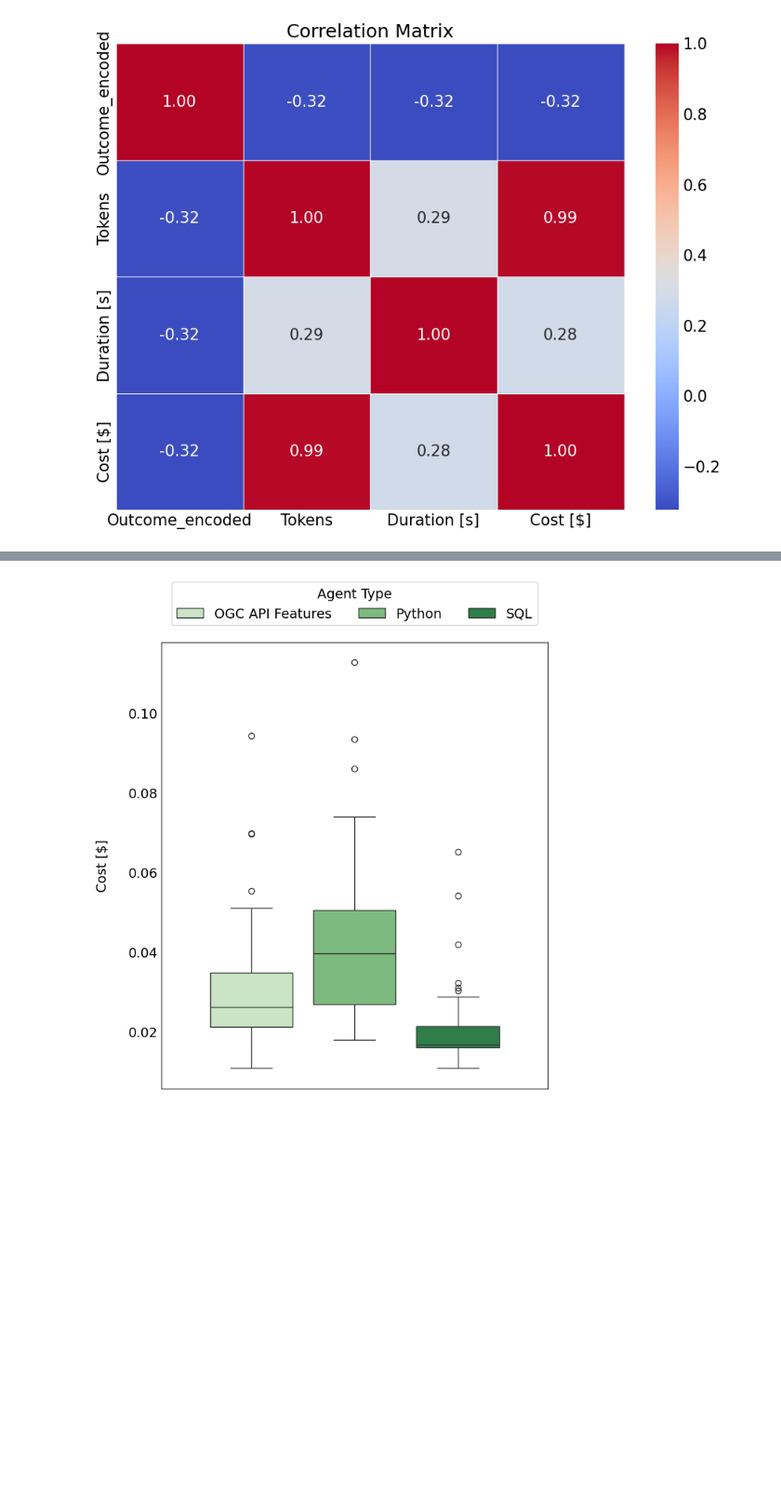
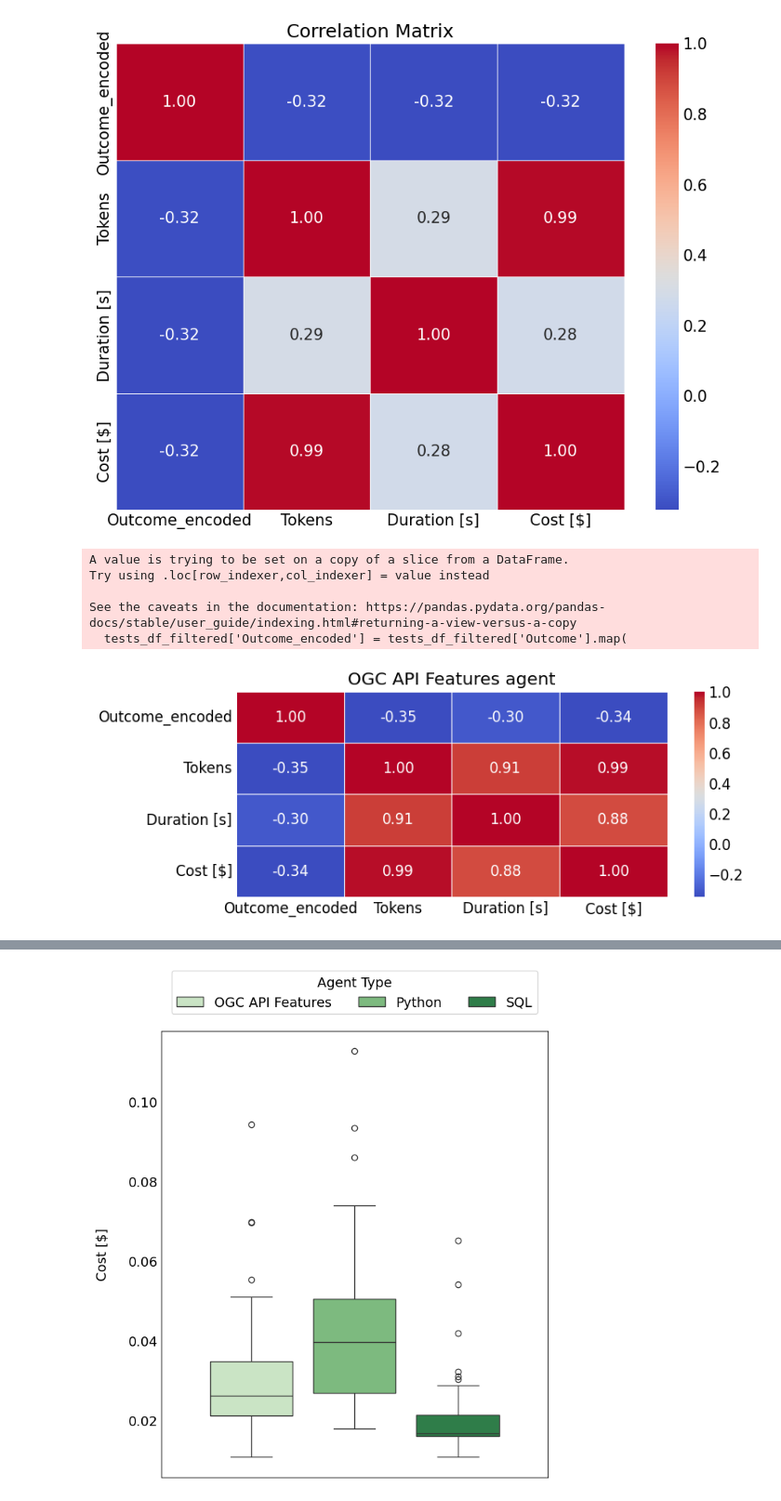
Before and after one commit to oskarhlm/masters-thesis, a Jupyter notebook: src/benchmarking/plots.ipynb, the cells around one changed output, grey strips where cells are left out. Shown: that part at 93% size. Saved outputs shown, nothing was run; the diff lists cells and outputs as text; code cells hidden in the pictures; blank space fills up the shorter version.

Commit message:
Change title ++

```diff
--- a/src/benchmarking/plots.ipynb
+++ b/src/benchmarking/plots.ipynb
@@ -42,3 +42,38 @@ plt.savefig(figs_path / 'correlation_matrix.png')
 plt.show()
 # %% [output]
 [figure]
+# %%
+import matplotlib.pyplot as plt
+import seaborn as sns
+
+font_size = 12
+plt.rcParams.update({'font.size': font_size})
+
+custom_mapping = {
+    'success': 2,
+    'partial success': 1,
+    'failure': 0
+}
+
+tests_df_filtered = tests_df[tests_df['Agent Type'] == 'oaf']
+tests_df_filtered['Outcome_encoded'] = tests_df_filtered['Outcome'].map(
+    custom_mapping)
+
+correlation_matrix = tests_df_filtered[[
+    'Outcome_encoded', 'Tokens', 'Duration [s]', 'Cost [$]']].corr()
+
+plt.figure(figsize=(8, 3))
+heatmap = sns.heatmap(correlation_matrix, annot=True,
+                      cmap='coolwarm', fmt=".2f", linewidths=.5)
+plt.xticks(rotation=0)  # Rotate x-labels for better readability
+plt.title('OGC API Features agent')
+plt.tight_layout(pad=0.5)
+plt.savefig(figs_path / 'correlation_matrix_oaf.png')
+plt.show()
+# %% [output]
+A value is trying to be set on a copy of a slice from a DataFrame.
+Try using .loc[row_indexer,col_indexer] = value instead
+
+See the caveats in the documentation: https://pandas.pydata.org/pandas-docs/stable/user_guide/indexing.html#returning-a-view-versus-a-copy
+  tests_df_filtered['Outcome_encoded'] = tests_df_filtered['Outcome'].map(
+[figure, added]
```
Also changed, not shown: parts of 2 cells of this notebook, 20 other files.
